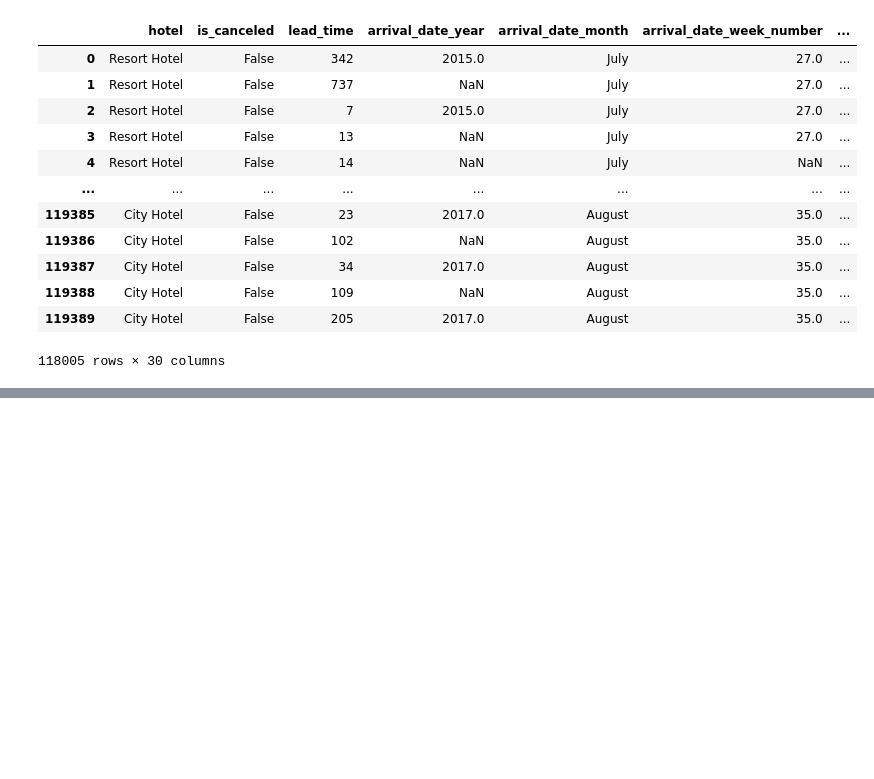
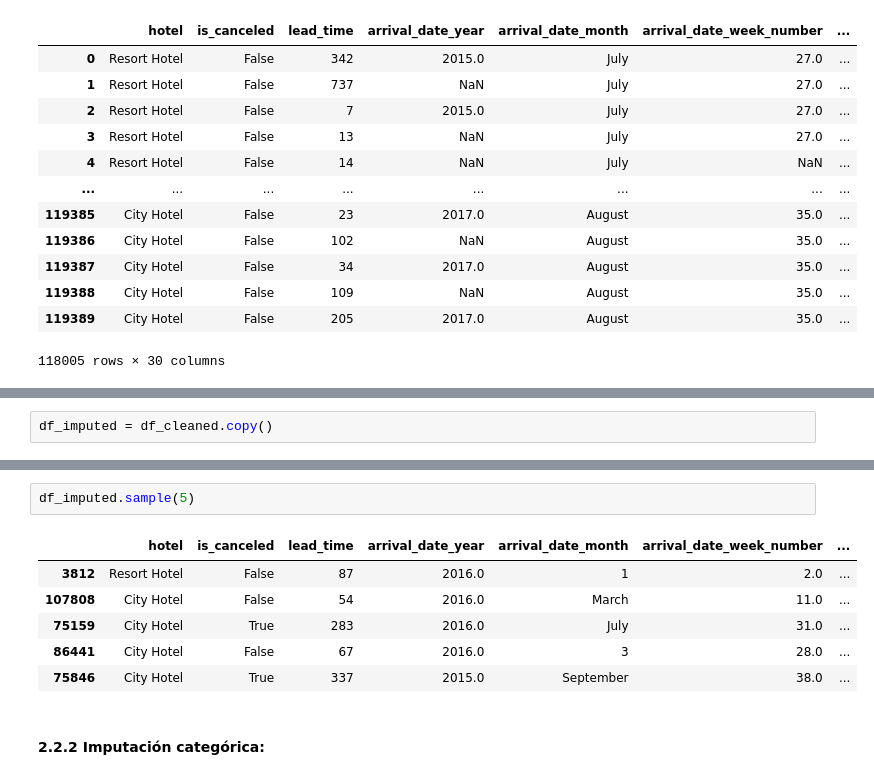
Before and after one commit to ValeFischer/Proyecto_Mod4_DataWizards, a Jupyter notebook: eda-dataset.ipynb, the cells around one changed output, grey strips where cells are left out. Saved outputs shown, nothing was run; the diff lists cells and outputs as text; blank space fills up the shorter version.

Commit message:
Update Jupyter with EDA, csv cleaned and PowerBI file with CSV imported

```diff
--- a/eda-dataset.ipynb
+++ b/eda-dataset.ipynb
@@ -286,0 +291,2 @@ Columnas tipo float redondeadas a dos decimales o convertidas a enteros: ['lead_
+# %%
+df_imputed = df_cleaned.copy()
@@ -338,0 +364,11 @@ def impute_with_median (cols):
+# %%
+df_imputed.sample(5)
+# %% [output]
+|  | hotel | is_canceled | lead_time | arrival_date_year | arrival_date_month | arrival_date_week_number | ... |
+| 3812 | Resort Hotel | False | 87 | 2016.0 | 1 | 2.0 | ... |
+| 107808 | City Hotel | False | 54 | 2016.0 | March | 11.0 | ... |
+| 75159 | City Hotel | True | 283 | 2016.0 | July | 31.0 | ... |
+| 86441 | City Hotel | False | 67 | 2016.0 | 3 | 28.0 | ... |
+| 75846 | City Hotel | True | 337 | 2015.0 | September | 38.0 | ... |
+# %% [markdown]
+#### 2.2.2 Imputación categórica:
```
Also changed, not shown: parts of 28 cells of this notebook, 2 other files.
